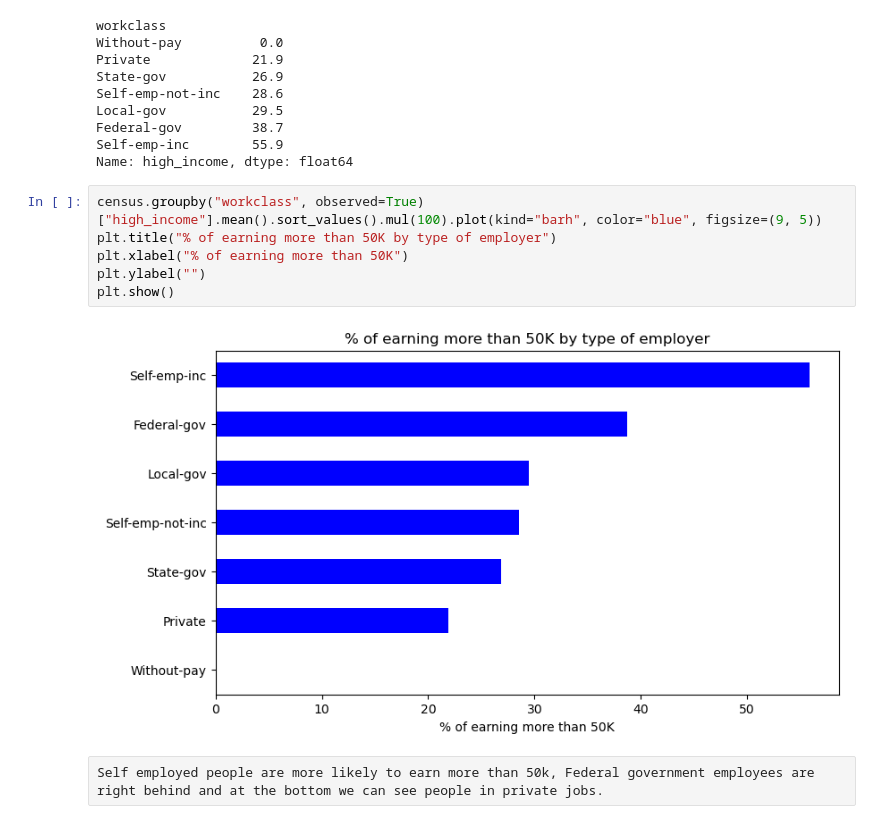
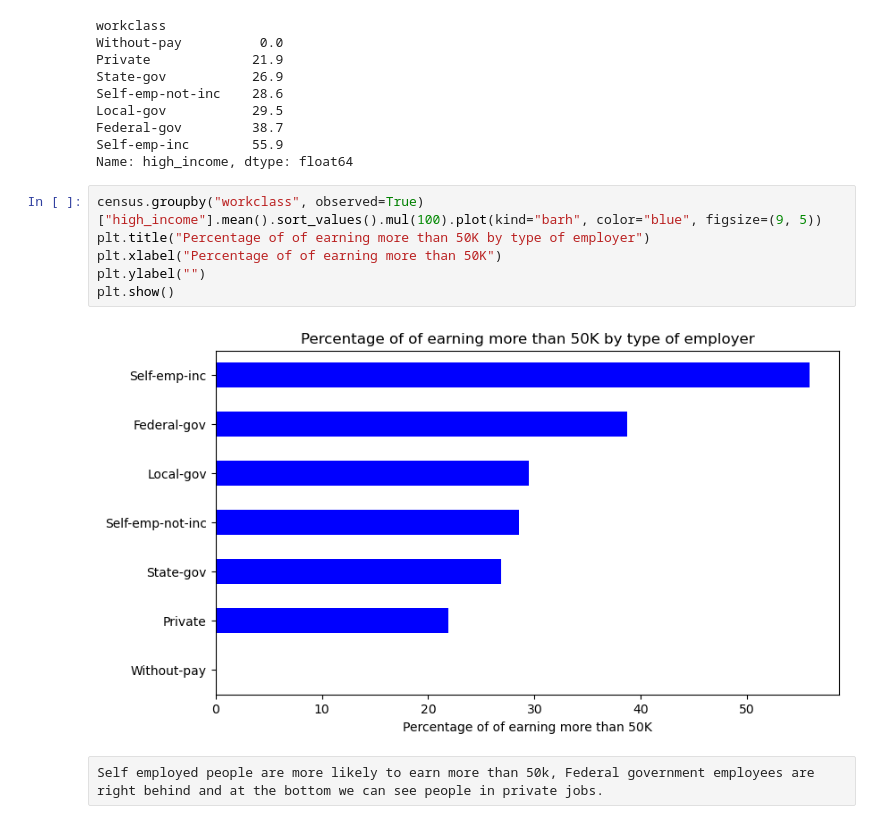
Before and after one commit to henr1quemorais/data-exploration-and-preparation-ca1, a Jupyter notebook: Adult Census Income.ipynb, the cells around one changed output. Drawn from its saved outputs; the diff is of its cells as text.

```diff
--- a/Adult Census Income.ipynb
+++ b/Adult Census Income.ipynb
@@ -408,12 +408,12 @@ Self-emp-inc        55.9
 Name: high_income, dtype: float64
 # %%
 census.groupby("workclass", observed=True)["high_income"].mean().sort_values().mul(100).plot(kind="barh", color="blue", figsize=(9, 5))
-plt.title("% of earning more than 50K by type of employer")
-plt.xlabel("% of earning more than 50K")
+plt.title("Percentage of of earning more than 50K by type of employer")
+plt.xlabel("Percentage of of earning more than 50K")
 plt.ylabel("")
 plt.show()
 # %% [output]
-[figure, old version]
+[figure, new version]
 # %% [raw]
 Self employed people are more likely to earn more than 50k, Federal government employees are right behind and at the bottom we can see people in private jobs.
 # %%
```
Also changed, not shown: parts of 6 cells of this notebook, 2 other files.
